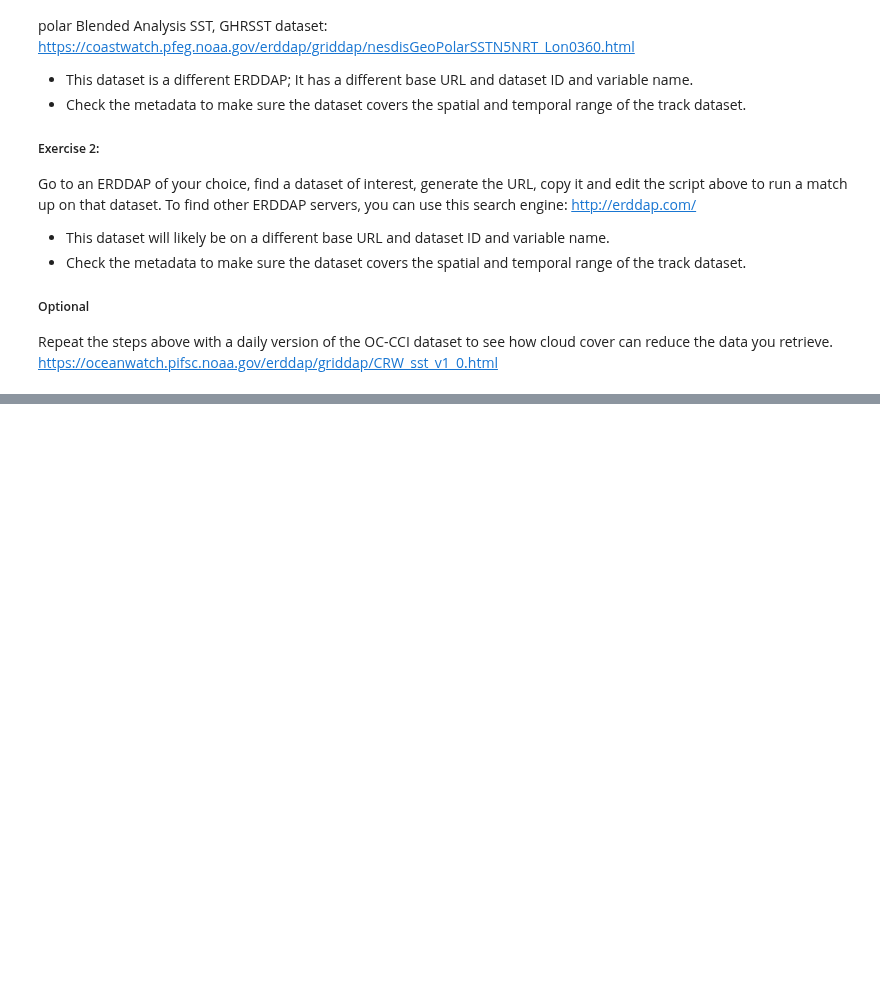
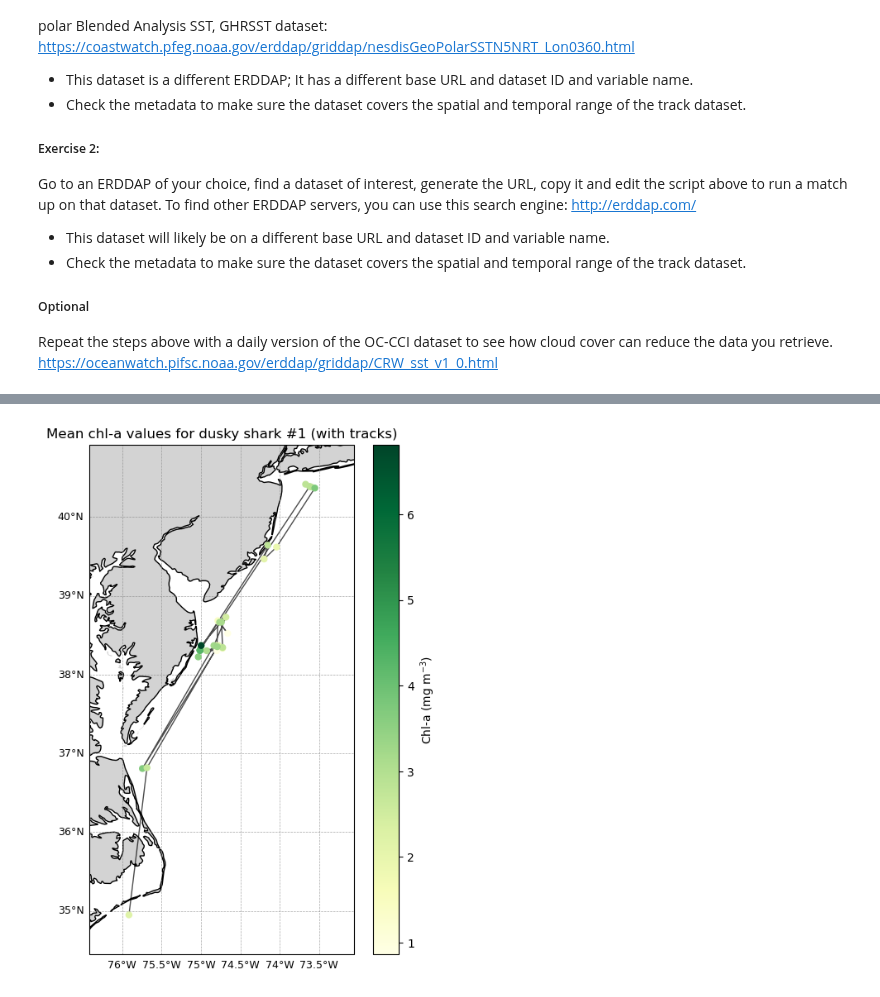
Before and after one commit to coastwatch-training/coastwatch-training.github.io, a Jupyter notebook: tutorials/matchup-satellite-data-to-track-locations/python/satellite_matchups_to_track_locations_xarray.ipynb, the cells around one changed output, grey strips where cells are left out. Cells and saved outputs as stored; diff of their text form; code cells hidden in the pictures; blank space fills up the shorter version.

```diff
--- a/tutorials/matchup-satellite-data-to-track-locations/python/satellite_matchups_to_track_locations_xarray.ipynb
+++ b/tutorials/matchup-satellite-data-to-track-locations/python/satellite_matchups_to_track_locations_xarray.ipynb
@@ -378,0 +599,8 @@ https://oceanwatch.pifsc.noaa.gov/erddap/griddap/CRW_sst_v1_0.html
+# %%
+shark1 = alltags["transmitter"].iloc[0]
+print("Selected shark transmitter:", shark1)
+
+single_shark = alltags.loc[alltags["transmitter"] == shark1, ["lon", "lat", "chlorophyll"]].copy()
+single_shark.columns = ["x_shark", "y_shark", "dataval_shark"]
+
+single_shark.head()
@@ -378,0 +619,55 @@ https://oceanwatch.pifsc.noaa.gov/erddap/griddap/CRW_sst_v1_0.html
+# %%
+x = single_shark["x_shark"].to_numpy()
+y = single_shark["y_shark"].to_numpy()
+chl = single_shark["dataval_shark"].to_numpy()
+
+pad = 0.5
+maplonmin = x.min() - pad
+maplonmax = x.max() + pad
+maplatmin = y.min() - pad
+maplatmax = y.max() + pad
+
+fig = plt.figure(figsize=(6, 8))
+ax = plt.axes(projection=ccrs.PlateCarree())
+
+ax.add_feature(cfeature.LAND, facecolor="lightgrey")
+ax.add_feature(cfeature.COASTLINE)
+
+ax.set_extent([maplonmin, maplonmax, maplatmin, maplatmax], crs=ccrs.PlateCarree())
+
+# Track polyline
+ax.plot(
+    x, y,
+    color="black",
+    linewidth=1,
+    alpha=0.7,
+    transform=ccrs.PlateCarree()
+)
+
+# Scatter points
+sc = ax.scatter(
+    x, y,
+    c=chl,
+    cmap="YlGn",
+    s=25,
+    transform=ccrs.PlateCarree(),
+    zorder=3
+)
+
+gl = ax.gridlines(draw_labels=True, linewidth=0.5, color="gray", alpha=0.7, linestyle="--")
+gl.top_labels = False
+gl.right_labels = False
+gl.xformatter = LONGITUDE_FORMATTER
+gl.yformatter = LATITUDE_FORMATTER
+gl.xlabel_style = {"size": 9}
+gl.ylabel_style = {"size": 9}
+
+cbar = plt.colorbar(sc, ax=ax)
+cbar.set_label("Chl-a (mg m$^{-3}$)")
+
+ax.set_title("Mean chl-a values for dusky shark #1 (with tracks)")
+
+plt.show()
+plt.close(fig)
+# %% [output]
+[figure, added]
```
Also changed, not shown: parts of 22 cells of this notebook, 10 other files.
